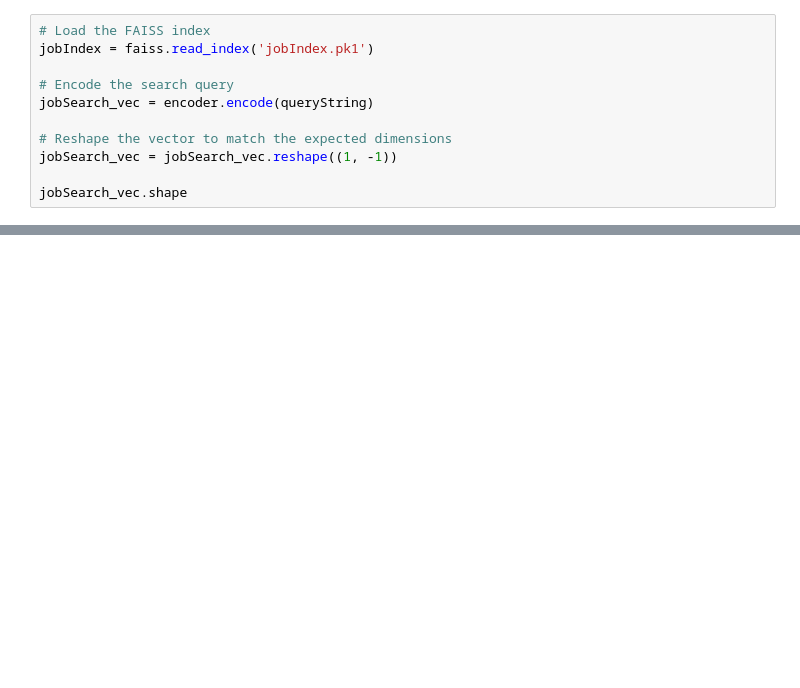
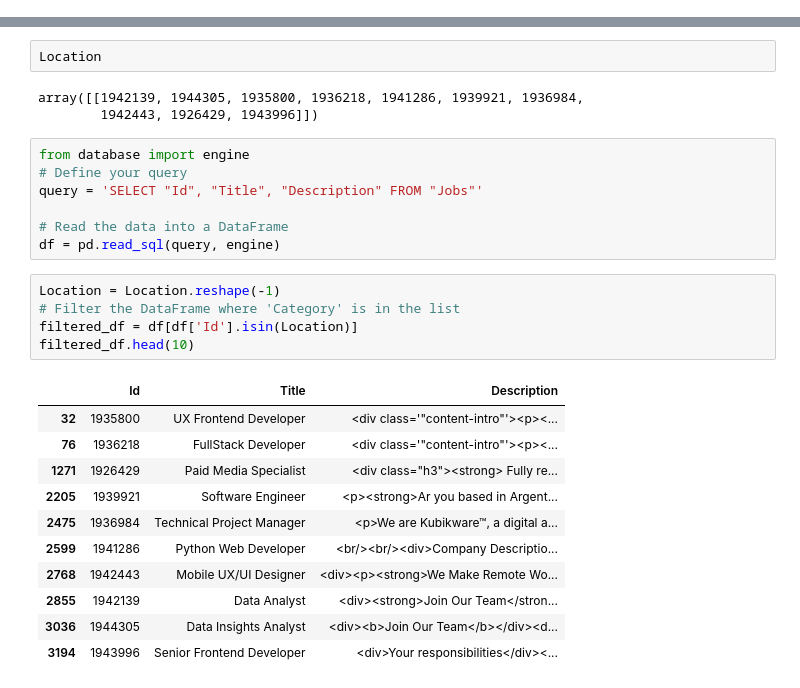
Before and after one commit to ohamnelson/Oham-Job-Board, a Jupyter notebook: Backend/testEmbeddings.ipynb, the cells around one changed output, grey strips where cells are left out. Saved outputs shown, nothing was run; the diff lists cells and outputs as text; blank space fills up the shorter version.

```diff
--- a/Backend/testEmbeddings.ipynb
+++ b/Backend/testEmbeddings.ipynb
@@ -60,11 +9,0 @@ queryString = """
-# %%
-# Load the FAISS index
-jobIndex = faiss.read_index('jobIndex.pk1')
-
-# Encode the search query
-jobSearch_vec = encoder.encode(queryString)
-
-# Reshape the vector to match the expected dimensions
-jobSearch_vec = jobSearch_vec.reshape((1, -1))
-
-jobSearch_vec.shape
@@ -79,0 +78,29 @@ jobDistances, jobI = jobIndex.search(jobSearch_vec, 1)
+# %%
+Location
+# %% [output]
+array([[1942139, 1944305, 1935800, 1936218, 1941286, 1939921, 1936984,
+        1942443, 1926429, 1943996]])
+# %%
+from database import engine
+# Define your query
+query = 'SELECT "Id", "Title", "Description" FROM "Jobs"'
+
+# Read the data into a DataFrame
+df = pd.read_sql(query, engine)
+# %%
+Location = Location.reshape(-1)
+# Filter the DataFrame where 'Category' is in the list
+filtered_df = df[df['Id'].isin(Location)]
+filtered_df.head(10)
+# %% [output]
+|  | Id | Title | Description |
+| 32 | 1935800 | UX Frontend Developer | <div class='"content-intro"'><p><... |
+| 76 | 1936218 | FullStack Developer | <div class='"content-intro"'><p><... |
+| 1271 | 1926429 | Paid Media Specialist | <div class="h3"><strong> Fully re... |
+| 2205 | 1939921 | Software Engineer | <p><strong>Ar you based in Argent... |
+| 2475 | 1936984 | Technical Project Manager | <p>We are Kubikware™, a digital a... |
+| 2599 | 1941286 | Python Web Developer | <br/><br/><div>Company Descriptio... |
+| 2768 | 1942443 | Mobile UX/UI Designer | <div><p><strong>We Make Remote Wo... |
+| 2855 | 1942139 | Data Analyst | <div><strong>Join Our Team</stron... |
+| 3036 | 1944305 | Data Insights Analyst | <div><b>Join Our Team</b></div><d... |
+| 3194 | 1943996 | Senior Frontend Developer | <div>Your responsibilities</div><... |
```
Also changed, not shown: parts of 8 cells of this notebook, 11 other files.
